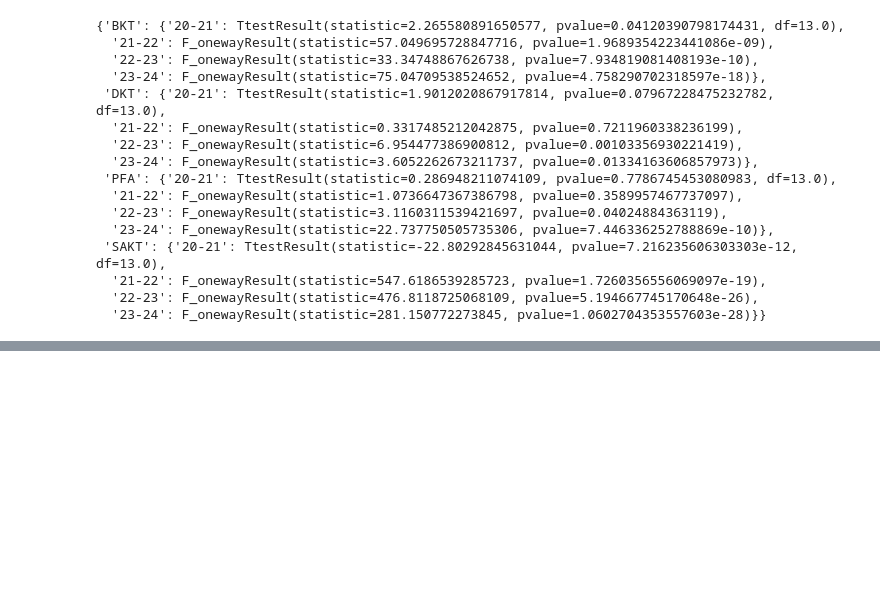
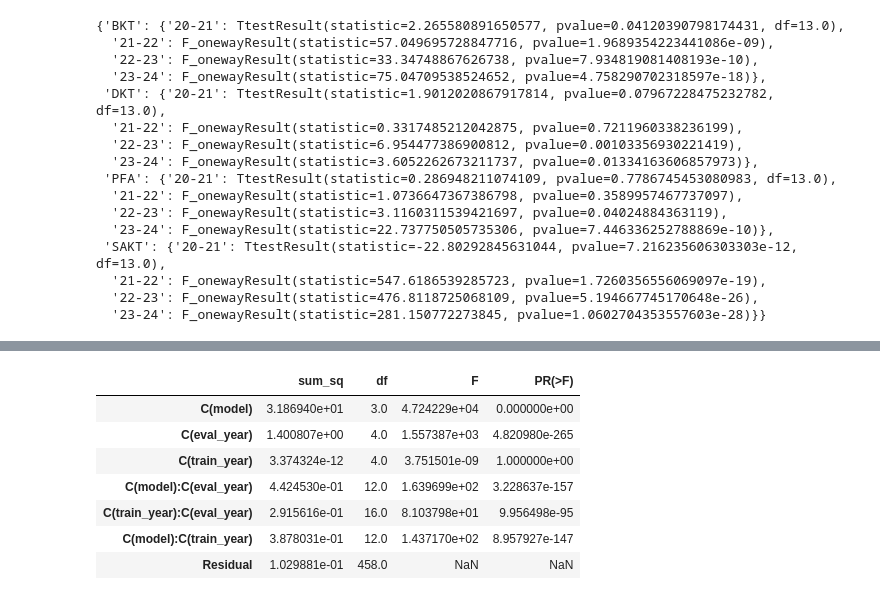
Before and after one commit to ASSISTments-IQP/LongitudinalKnowledgeTracing24, a Jupyter notebook: data_analysis.ipynb, the cells around one changed output, grey strips where cells are left out. Saved outputs shown, nothing was run; the diff lists cells and outputs as text; code cells hidden in the pictures; blank space fills up the shorter version.

```diff
--- a/data_analysis.ipynb
+++ b/data_analysis.ipynb
@@ -279,0 +302,12 @@ model_test_results
+# %%
+model = ols("auc ~ C(model) + C(eval_year) + C(train_year) + C(model):C(eval_year) +C(train_year):C(eval_year) + C(model):C(train_year)", data=df).fit()
+sm.stats.anova_lm(model, typ=2, robust='hc3')
+# %% [output]
+|  | sum_sq | df | F | PR(>F) |
+| C(model) | 3.186940e+01 | 3.0 | 4.724229e+04 | 0.000000e+00 |
+| C(eval_year) | 1.400807e+00 | 4.0 | 1.557387e+03 | 4.820980e-265 |
+| C(train_year) | 3.374324e-12 | 4.0 | 3.751501e-09 | 1.000000e+00 |
+| C(model):C(eval_year) | 4.424530e-01 | 12.0 | 1.639699e+02 | 3.228637e-157 |
+| C(train_year):C(eval_year) | 2.915616e-01 | 16.0 | 8.103798e+01 | 9.956498e-95 |
+| C(model):C(train_year) | 3.878031e-01 | 12.0 | 1.437170e+02 | 8.957927e-147 |
+| Residual | 1.029881e-01 | 458.0 | NaN | NaN |
```
Also changed, not shown: parts of 10 cells of this notebook.
